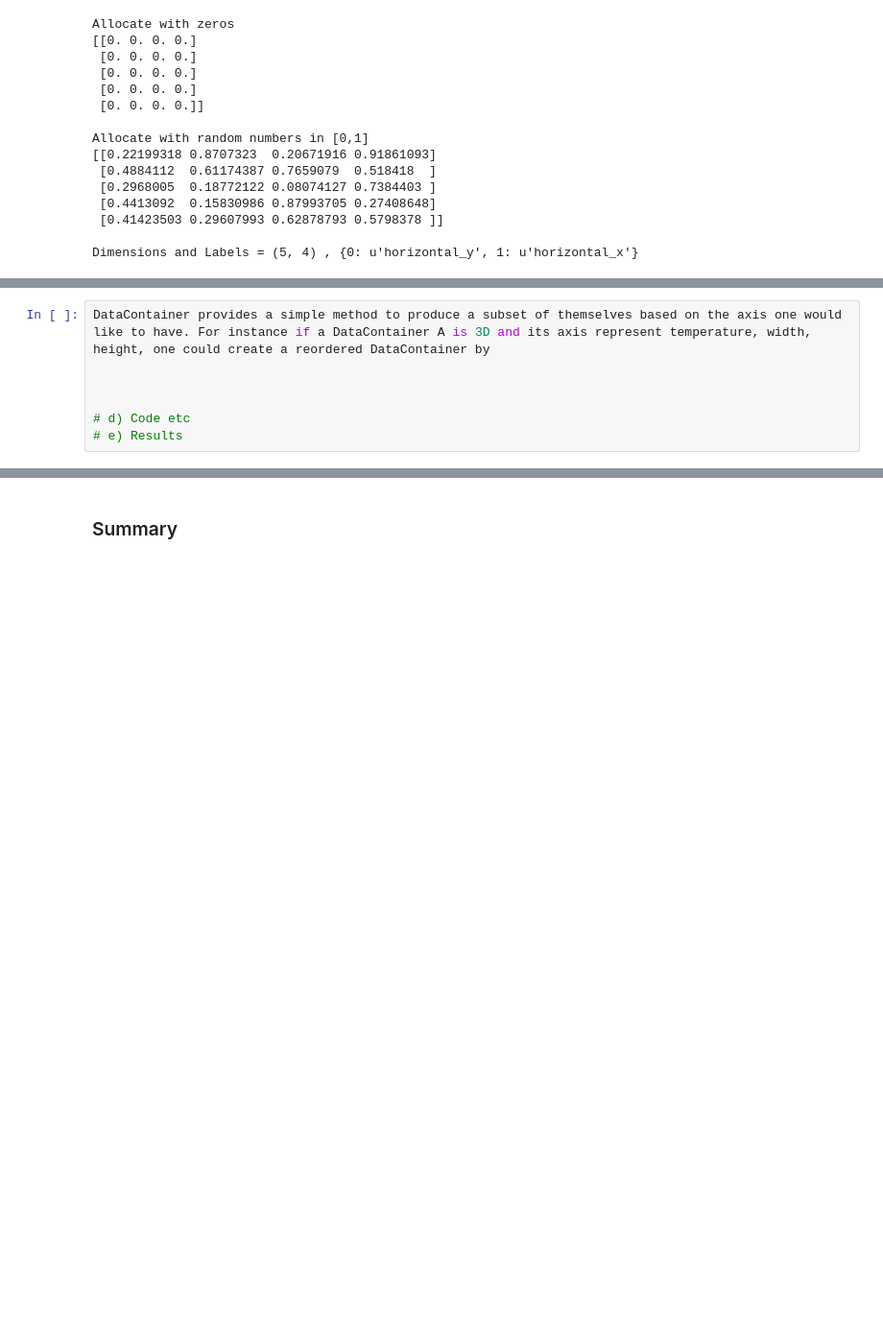
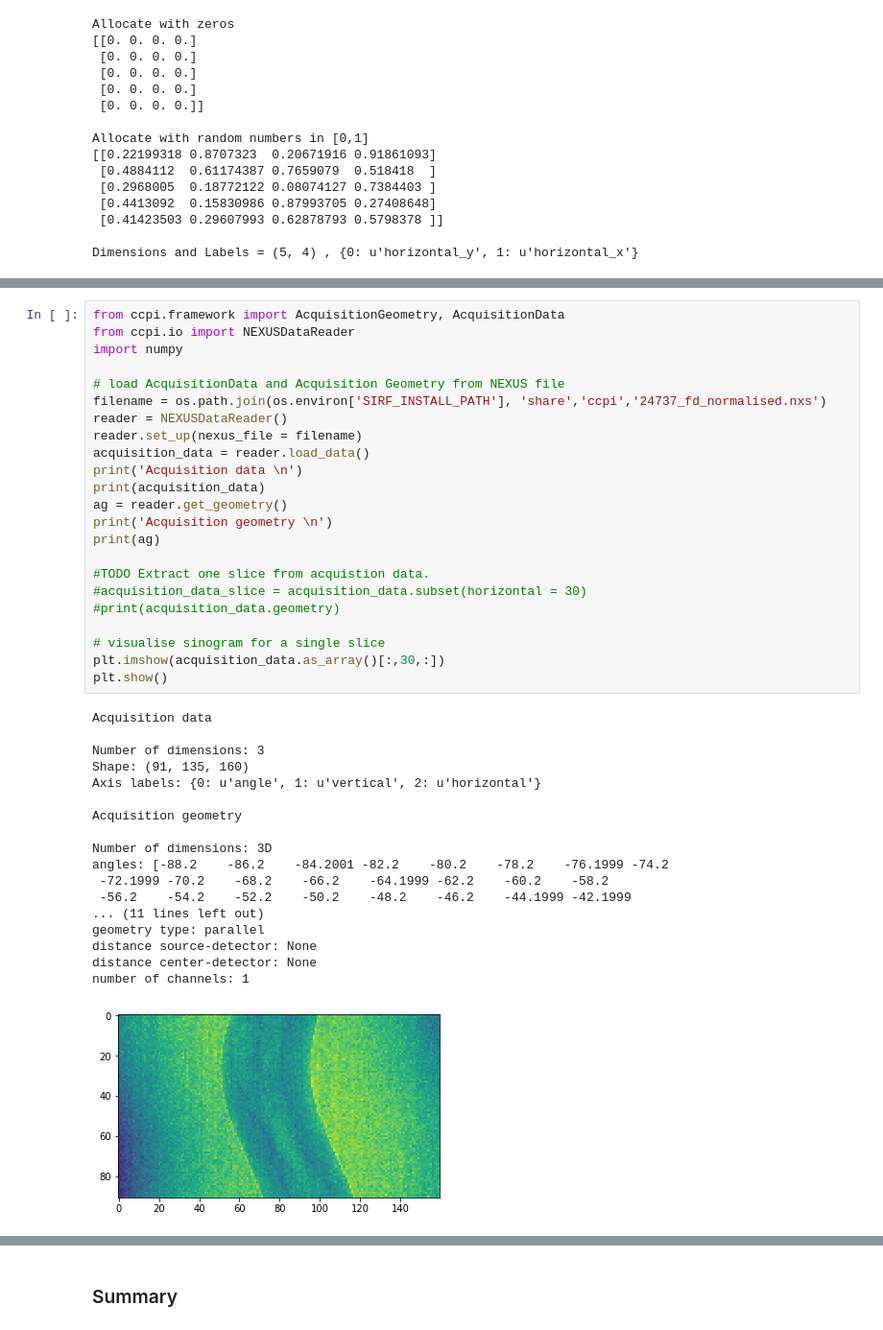
Before and after one commit to paskino/CIL-Demos, a Jupyter notebook: Notebooks/01_basics.ipynb, the cells around one changed output, grey strips where cells are left out. Shown: that part at 96% size. Saved outputs shown, nothing was run; the diff lists cells and outputs as text; blank space fills up the shorter version.

```diff
--- a/Notebooks/01_basics.ipynb
+++ b/Notebooks/01_basics.ipynb
@@ -112,7 +362,42 @@ The parallel beam geometry is the simplest one. A user needs to specify only num
-# %%
-DataContainer provides a simple method to produce a subset of themselves based on the axis one would like to have. For instance if a DataContainer A is 3D and its axis represent temperature, width, height, one could create a reordered DataContainer by
-
-
-
-# d) Code etc
-# e) Results
+# %%
+from ccpi.framework import AcquisitionGeometry, AcquisitionData
+from ccpi.io import NEXUSDataReader
+import numpy
+
+# load AcquisitionData and Acquisition Geometry from NEXUS file
+filename = os.path.join(os.environ['SIRF_INSTALL_PATH'], 'share','ccpi','24737_fd_normalised.nxs')
+reader = NEXUSDataReader()
+reader.set_up(nexus_file = filename)
+acquisition_data = reader.load_data()
+print('Acquisition data \n')
+print(acquisition_data)
+ag = reader.get_geometry()
+print('Acquisition geometry \n')
+print(ag)
+
+#TODO Extract one slice from acquistion data.
+#acquisition_data_slice = acquisition_data.subset(horizontal = 30)
+#print(acquisition_data.geometry)
+
+# visualise sinogram for a single slice
+plt.imshow(acquisition_data.as_array()[:,30,:])
+plt.show()
+# %% [output]
+Acquisition data
+
+Number of dimensions: 3
+Shape: (91, 135, 160)
+Axis labels: {0: u'angle', 1: u'vertical', 2: u'horizontal'}
+
+Acquisition geometry
+
+Number of dimensions: 3D
+angles: [-88.2    -86.2    -84.2001 -82.2    -80.2    -78.2    -76.1999 -74.2
+ -72.1999 -70.2    -68.2    -66.2    -64.1999 -62.2    -60.2    -58.2
+ -56.2    -54.2    -52.2    -50.2    -48.2    -46.2    -44.1999 -42.1999
+... (11 lines left out)
+geometry type: parallel
+distance source-detector: None
+distance center-detector: None
+number of channels: 1
+[figure, added]
```
Also changed, not shown: parts of 40 cells of this notebook.
